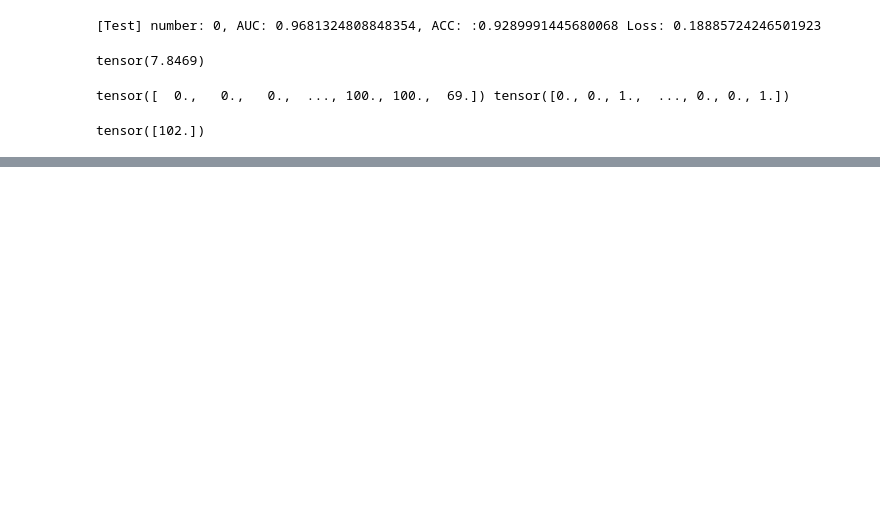
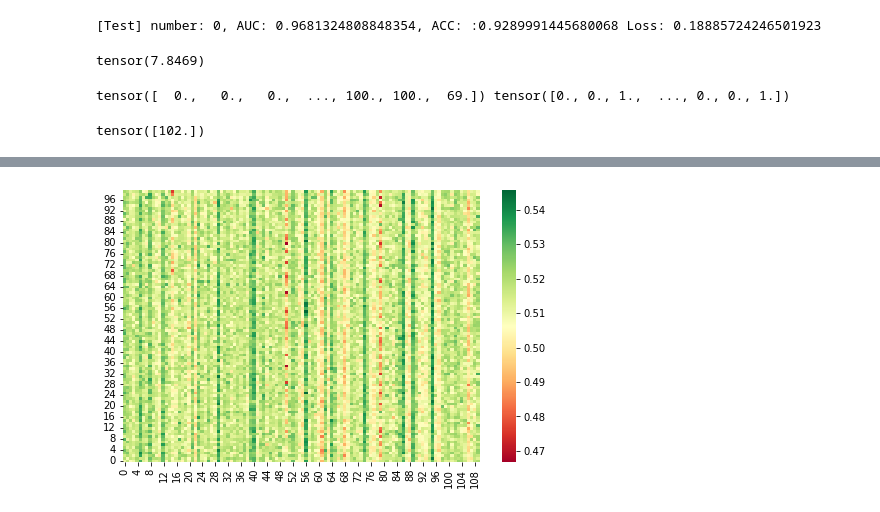
Before and after one commit to kaminion/dkt-research, a Jupyter notebook: test.ipynb, the cells around one changed output, grey strips where cells are left out. Drawn from its saved outputs; the diff is of its cells as text; code cells hidden in the pictures; blank space fills up the shorter version.

```diff
--- a/test.ipynb
+++ b/test.ipynb
@@ -189,42 +191,39 @@ tensor([102.])
 # 그래서 R 값은 마스크한 형태이고, W값은 마스킹 한 쪽에 0값 달라는 얘기인 것 같음
 # 그럼 결론적으로 메모리만 들어가면 됨
 # input embedding 의 weight값에 마스킹 -> 문제 정보 이그노어
-# 1. R 안에 들어가는 Corrleation 값 마스킹 (컨셉별로)
-# 2. Input Embedding (key embedding) 값 마스킹 (컨셉별로)
+# 1. R => memory로 그대로 사용
+# 2. Input Embedding (key embedding) 값 마스킹
 # 3. Linear 레이어에 통과 => 이게 concept state가 될거라고 함..
 # Memory
 
-model = SUBJ_DKVMN(dataset.num_q, num_qid=dataset.num_pid, **model_config)
 knowledge_state = []
-
-# 1. 외부메모리 컨셉 별 Corrleation 값 마스킹
-m = torch.zeros_like(w).unsqueeze(-1) # unsqueeze는 1짜리 차원 하나 만들어주는거임, Mv랑 차원맞춤
-r = m * Mv[:, :-1].sum(-2)
+# 1. 기존식의 Read content => memory value로 그대로 사용
+r = Mv[:, :-1]
+print(r.shape)
 
 # 2. 컨셉별 Key Embedding 값 마스킹
-model.f_layer()
+rm = torch.zeros_like(r)
+
+print(r.shape, rm.shape,)
 
 # 3. Linear 레이어에 통과
 f = torch.tanh(
     model.f_layer(
     torch.cat(
         [
-            (m * Mv[:, :-1]).sum(-2), # 하나 생성했으므로 마지막이 아닌 마지막 전의 110개의 컨셉들을 다 더해줌.
-            k + diff
+            r, # 하나 생성했으므로 마지막이 아닌 마지막 전의 110개의 컨셉들을 다 더해줌.
+            rm
         ],
         dim=-1
     )
     )
 )
 
-a = torch.zeros_like(w)
-print(Mv[:, :-1].shape, a.shape)
-a[12][99][4] = 1
-print(torch.concat([a.unsqueeze(-1), Mv[:, :-1]], dim=-1).sum(-2).shape)
-# print(.k_emb_layer(q))
-print(SUBJ_DKVMN(dataset.num_q, num_qid=dataset.num_pid, **model_config).f_layer((torch.concat([a, torch.zeros_like(Mv[:, :-1])], dim=-1).sum(-2).T * torch.concat([a.unsqueeze(-1), Mv[:, :-1]], dim=-1).sum(-2))))
+# 그 후 예측값 뱉기
+p = model.p_layer(model.dropout_layer(f))
 
-
-print(w[0][99][4])
-print()
+p = torch.sigmoid(p)
+p = p.squeeze(-1)
+print(p.shape)
+print(p)
 # %% [output]
@@ -235,0 +280,7 @@ TypeError: forward() missing 1 required positional argument: 'input'
+# %%
+fig, ax = plt.subplots(1, 1, figsize=(8, 5))
+ax = sns.heatmap(p[23].detach().cpu().numpy(), cmap=plt.get_cmap('RdYlGn'))
+ax.invert_yaxis()
+plt.show()
+# %% [output]
+[figure, added]
```
Also changed, not shown: parts of 4 cells of this notebook, 1 other file.
